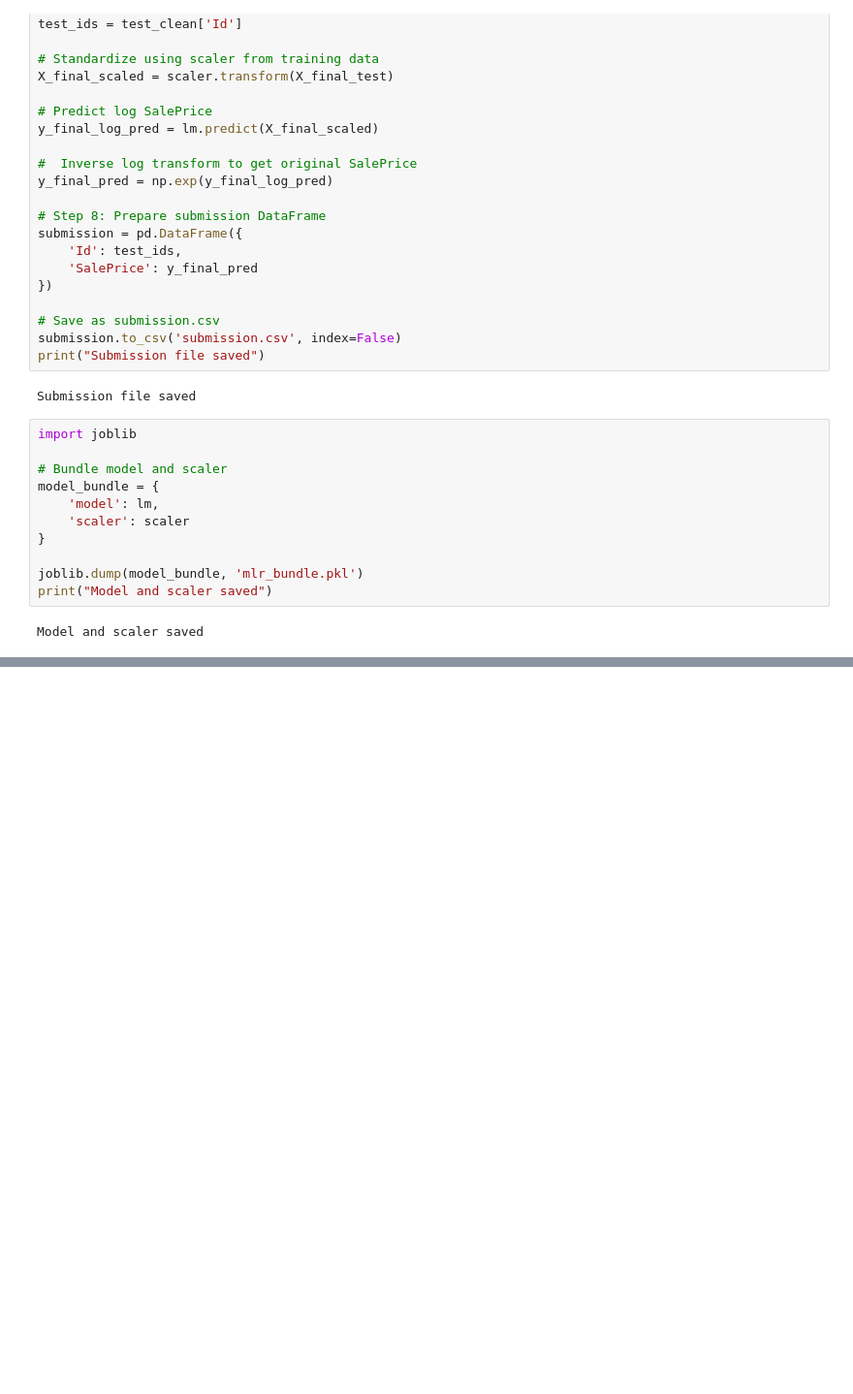
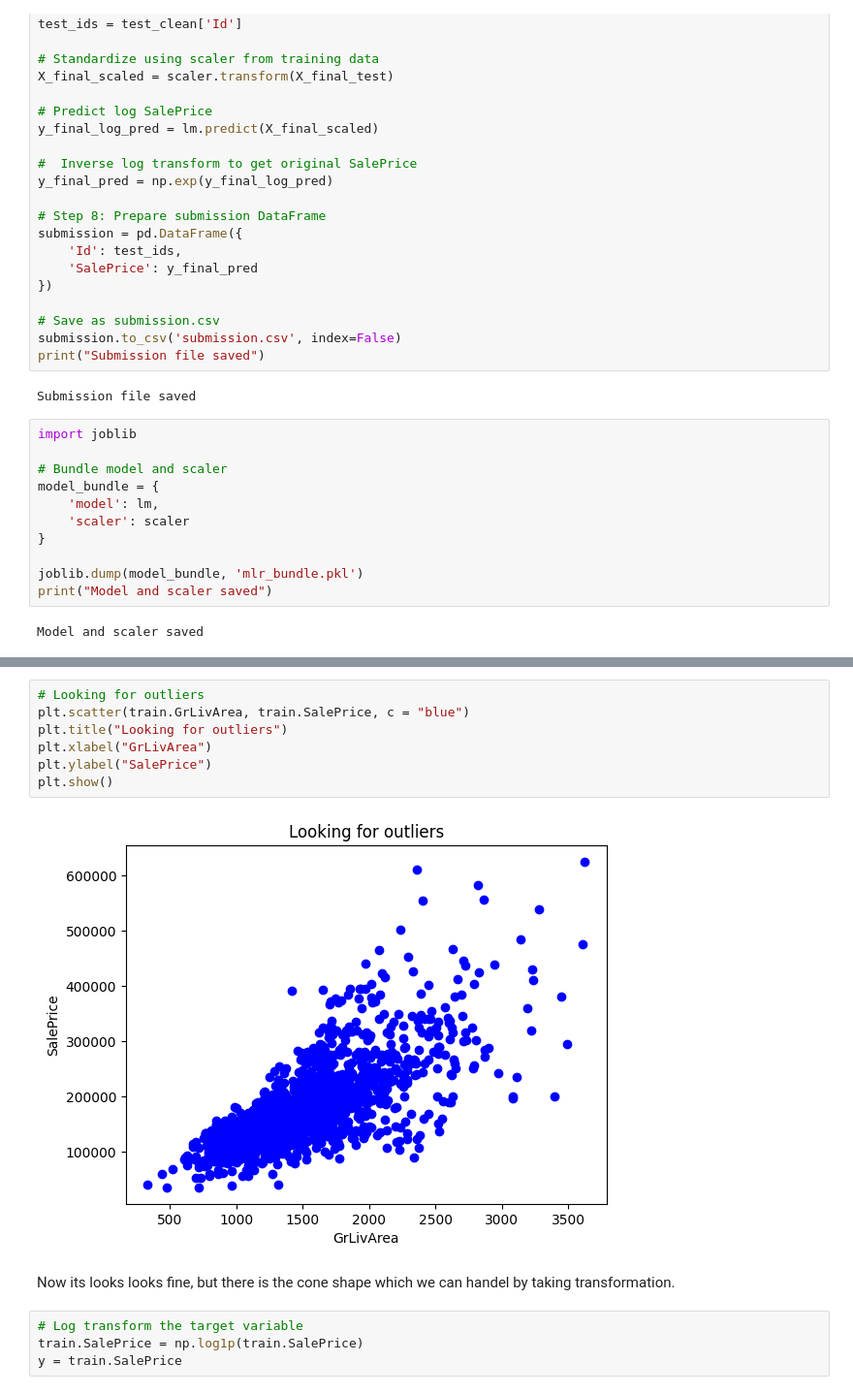
Before and after one commit to mrinalcs/House-Price-Prediction, a Jupyter notebook: notebook.ipynb, the cells around one changed output, grey strips where cells are left out. Shown at 97% size. Saved outputs shown, nothing was run; the diff lists cells and outputs as text; blank space fills up the shorter version.

```diff
--- a/notebook.ipynb
+++ b/notebook.ipynb
@@ -964,0 +1022,15 @@ Model and scaler saved
+# %%
+# Looking for outliers
+plt.scatter(train.GrLivArea, train.SalePrice, c = "blue")
+plt.title("Looking for outliers")
+plt.xlabel("GrLivArea")
+plt.ylabel("SalePrice")
+plt.show()
+# %% [output]
+[figure, added]
+# %% [markdown]
+Now its looks looks fine, but there is the cone shape which we can handel by taking transformation.
+# %%
+# Log transform the target variable
+train.SalePrice = np.log1p(train.SalePrice)
+y = train.SalePrice
```
Also changed, not shown: parts of 44 cells of this notebook.
